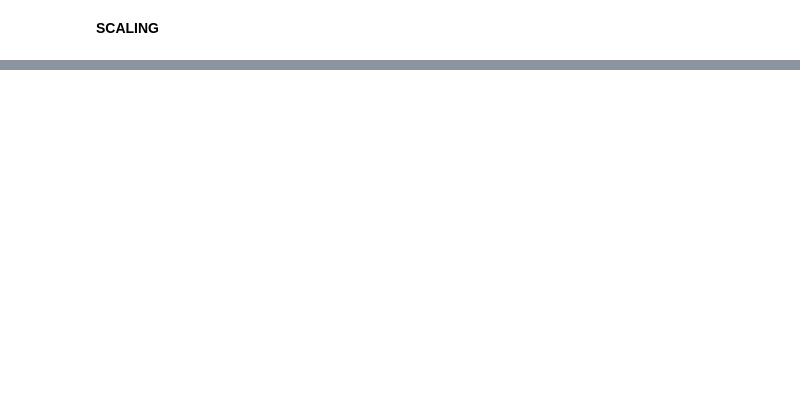
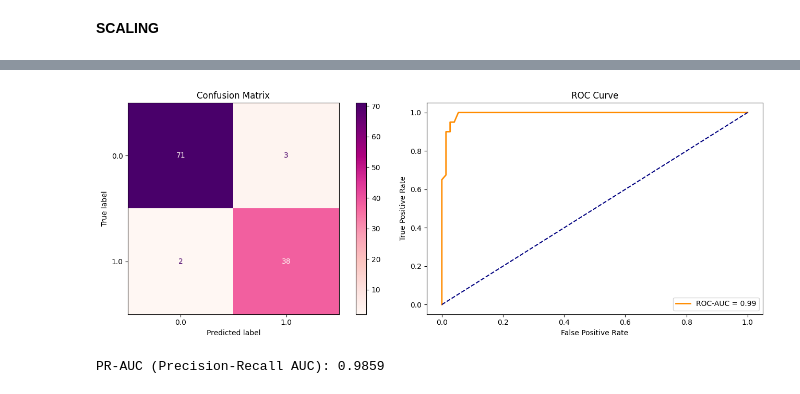
Before and after one commit to Ghostdevc/Classifier-Clustering-Benchmarks, a Jupyter notebook: classifier_clustering_compare.ipynb, the cells around one changed output, grey strips where cells are left out. Cells and saved outputs as stored; diff of their text form; code cells hidden in the pictures; blank space fills up the shorter version.

```diff
--- a/classifier_clustering_compare.ipynb
+++ b/classifier_clustering_compare.ipynb
@@ -79,0 +248,6 @@ X_test = scaler.transform(X_test)
+# %%
+X_train = df_train_discrete[cols_without_target_and_id]
+y_train = df_train_discrete['Diagnosis']
+
+X_test = df_test_discrete[cols_without_target_and_id]
+y_test = df_test_discrete['Diagnosis']
@@ -79,0 +259,2 @@ X_test = scaler.transform(X_test)
+# %%
+y_pred = bn.predict(bayesian_network_model, X_test, variables=['Diagnosis'])
@@ -79,0 +263,2 @@ X_test = scaler.transform(X_test)
+# %%
+y_pred = y_pred['Diagnosis'].values
@@ -79,0 +281,35 @@ X_test = scaler.transform(X_test)
+# %%
+y_prob = []
+for i in range(len(X_test)):
+
+    query = bn.inference.fit(bayesian_network_model, variables=['Diagnosis'],
+                             evidence=X_test.iloc[i].to_dict(),
+                             verbose=0)
+
+    prob_val = query.values[1]
+    y_prob.append(prob_val)
+
+y_prob = np.array(y_prob)
+# %%
+fig, ax = plt.subplots(1, 2, figsize=(14, 5))
+ConfusionMatrixDisplay.from_predictions(y_test, y_pred, ax=ax[0], cmap='RdPu')
+ax[0].set_title("Confusion Matrix")
+
+fpr, tpr, _ = roc_curve(y_test, y_prob)
+roc_auc = auc(fpr, tpr)
+ax[1].plot(fpr, tpr, label=f'ROC-AUC = {roc_auc:.2f}', color='darkorange', lw=2)
+ax[1].plot([0, 1], [0, 1], color='navy', linestyle='--')
+ax[1].set_xlabel('False Positive Rate')
+ax[1].set_ylabel('True Positive Rate')
+ax[1].set_title('ROC Curve')
+ax[1].legend(loc="lower right")
+
+plt.tight_layout()
+plt.show()
+
+precision, recall, _ = precision_recall_curve(y_test, y_prob)
+pr_auc = auc(recall, precision)
+print(f"PR-AUC (Precision-Recall AUC): {pr_auc:.4f}")
+# %% [output]
+[figure, added]
+PR-AUC (Precision-Recall AUC): 0.9859
```
Also changed, not shown: parts of 52 cells of this notebook, 1 other file.
